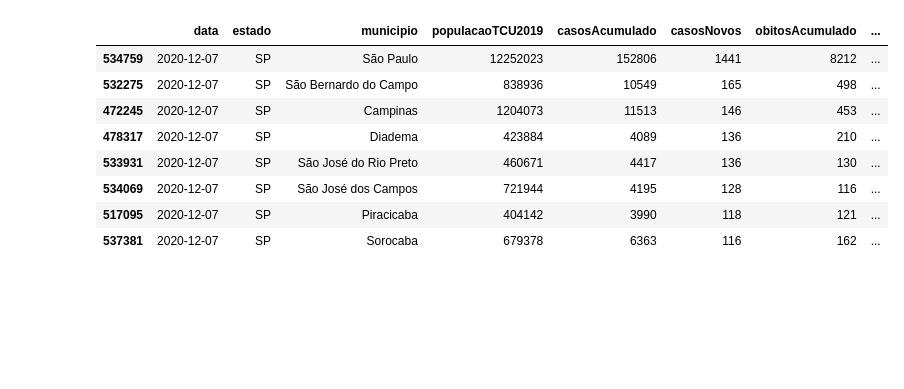
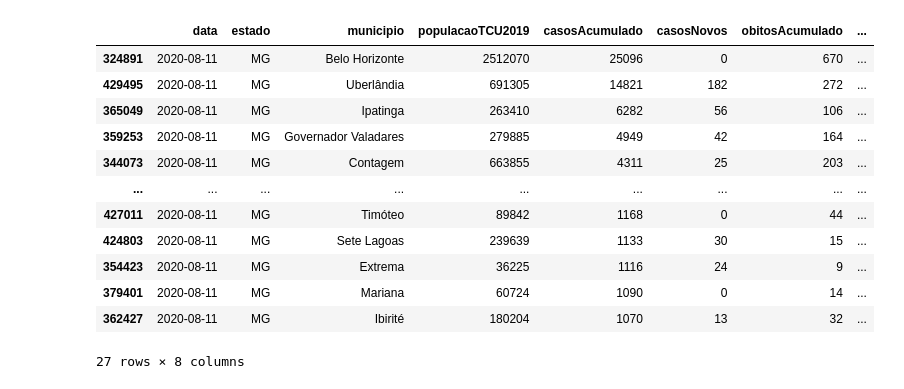
Before and after one commit to davimercatelli/Covid-19-Data, a Jupyter notebook: Uncomplete_Brazil_Cases.ipynb, the cells around one changed output. Drawn from its saved outputs; the diff is of its cells as text; code cells hidden in the pictures; blank space fills up the shorter version.

```diff
--- a/Uncomplete_Brazil_Cases.ipynb
+++ b/Uncomplete_Brazil_Cases.ipynb
@@ -27,7 +27,7 @@ from sklearn import metrics
 plt.rcParams.update({'font.size': 16})
 # %%
 pd.set_option("display.precision", 5)
-# pd.set_option('display.max_rows', 15)
+pd.set_option('display.max_rows', 15)
 # %%
-dfMS = pd.read_csv('/home/davi/Documents/Python/Covid-19-Data/HIST_PAINEL_COVIDBR_11ago2020(1).csv',low_memory=False)
-dfMS
+dfMS = pd.read_csv('HIST_PAINEL_COVIDBR_11ago2020(1).csv', low_memory=False)
+dfMS['data'] = pd.to_datetime(dfMS['data'], dayfirst=True)
@@ -48,6 +34,6 @@ dfMS
 # %%
 dfMS = dfMS.loc[:,['data','estado','municipio','populacaoTCU2019','casosAcumulado','casosNovos','obitosAcumulado','obitosNovos']]
-dfMS['data'] = pd.to_datetime(dfMS['data'])
-dfMS['data'] = dfMS['data'].dt.strftime("%d-%m-%Y")
+# dfMS = dfMS.loc[:,['data','estado','municipio','casosNovos','obitosNovos']]
+dfMS = dfMS.sort_values(by=['estado','municipio'], ascending=True)
 dfMS = dfMS.dropna()
 dfMS
@@ -110,14 +113,18 @@ array([<matplotlib.axes._subplots.AxesSubplot object at 0x...>,
 # %%
-dfSP = dfToday[(dfToday['estado'] == 'SP') & (dfToday['casosNovos'] > 100)]
-dfSP = dfSP.sort_values(by=['casosNovos'], ascending=False)
+dfSP = dfToday[(dfToday['estado'] == 'MG') & (dfToday['casosAcumulado'] > 1000)]
+dfSP = dfSP.sort_values(by=['casosAcumulado'], ascending=False)
 dfSP
 # %% [output]
 |  | data | estado | municipio | populacaoTCU2019 | casosAcumulado | casosNovos | obitosAcumulado | ... |
-| 534759 | 2020-12-07 | SP | São Paulo | 12252023 | 152806 | 1441 | 8212 | ... |
-| 532275 | 2020-12-07 | SP | São Bernardo do Campo | 838936 | 10549 | 165 | 498 | ... |
-| 472245 | 2020-12-07 | SP | Campinas | 1204073 | 11513 | 146 | 453 | ... |
-| 478317 | 2020-12-07 | SP | Diadema | 423884 | 4089 | 136 | 210 | ... |
-| 533931 | 2020-12-07 | SP | São José do Rio Preto | 460671 | 4417 | 136 | 130 | ... |
-| 534069 | 2020-12-07 | SP | São José dos Campos | 721944 | 4195 | 128 | 116 | ... |
-| 517095 | 2020-12-07 | SP | Piracicaba | 404142 | 3990 | 118 | 121 | ... |
-| 537381 | 2020-12-07 | SP | Sorocaba | 679378 | 6363 | 116 | 162 | ... |
+| 324891 | 2020-08-11 | MG | Belo Horizonte | 2512070 | 25096 | 0 | 670 | ... |
+| 429495 | 2020-08-11 | MG | Uberlândia | 691305 | 14821 | 182 | 272 | ... |
+| 365049 | 2020-08-11 | MG | Ipatinga | 263410 | 6282 | 56 | 106 | ... |
+| 359253 | 2020-08-11 | MG | Governador Valadares | 279885 | 4949 | 42 | 164 | ... |
+| 344073 | 2020-08-11 | MG | Contagem | 663855 | 4311 | 25 | 203 | ... |
+| ... | ... | ... | ... | ... | ... | ... | ... | ... |
+| 427011 | 2020-08-11 | MG | Timóteo | 89842 | 1168 | 0 | 44 | ... |
+| 424803 | 2020-08-11 | MG | Sete Lagoas | 239639 | 1133 | 30 | 15 | ... |
+| 354423 | 2020-08-11 | MG | Extrema | 36225 | 1116 | 24 | 9 | ... |
+| 379401 | 2020-08-11 | MG | Mariana | 60724 | 1090 | 0 | 14 | ... |
+| 362427 | 2020-08-11 | MG | Ibirité | 180204 | 1070 | 13 | 32 | ... |
+27 rows × 8 columns
```
Also changed, not shown: parts of 27 cells of this notebook, 2 other files.
